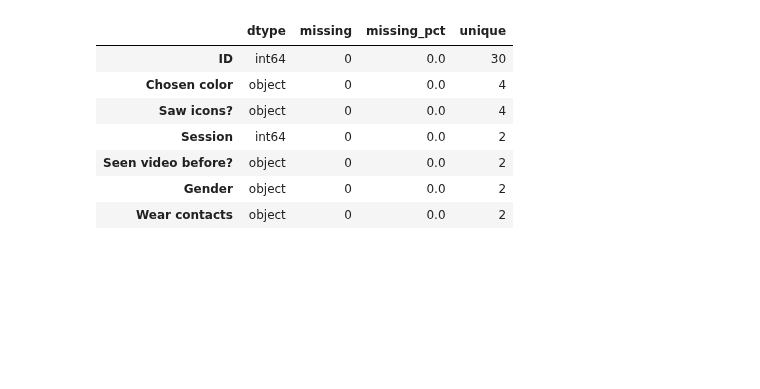
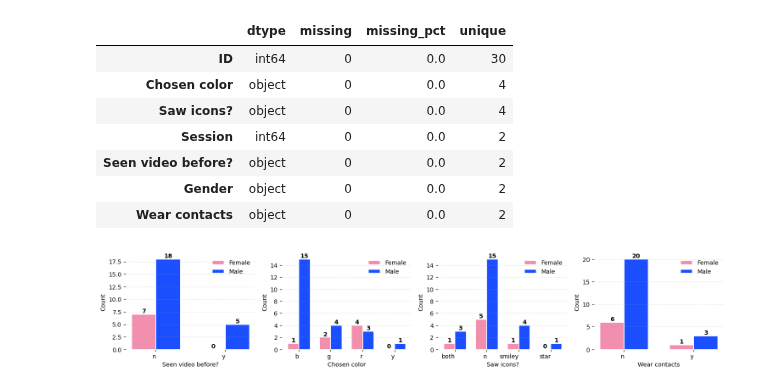
Before and after one commit to parhamkebria/EEG, a Jupyter notebook: subjects.ipynb, the cells around one changed output. Drawn from its saved outputs; the diff is of its cells as text; code cells hidden in the pictures; blank space fills up the shorter version.

Commit message:
crosstabs for columns of interest

```diff
--- a/subjects.ipynb
+++ b/subjects.ipynb
@@ -108,6 +108,55 @@ None
 | Seen video before? | object | 0 | 0.0 | 2 |
 | Gender | object | 0 | 0.0 | 2 |
 | Wear contacts | object | 0 | 0.0 | 2 |
+# %%
+COLUMNS_OF_INTEREST = [
+    'Seen video before?',
+    'Chosen color',
+    'Saw icons?',
+    'Wear contacts',
+    'Gender'
+    ]
+
+def create_crossedtabs(df, col):
+    other_columns = [c for c in COLUMNS_OF_INTEREST if c != col]
+    crosstabs = {}
+    for other_col in other_columns:
+        crosstab = pd.crosstab(df[other_col], df[col])
+        crosstabs[other_col] = crosstab
+    return crosstabs
+# %%
+width = 0.35
+gender_crosstabs = create_crossedtabs(subject_data, 'Gender')
+
+fig, axs = plt.subplots(1, 4, figsize=(15,3))
+colors = {'f': '#F28EAE', 'm': '#1A4EFF'}
+
+for i, (other_col, crosstab) in enumerate(gender_crosstabs.items()):
+    x = np.arange(len(crosstab.index))
+    bar1 = axs[i].bar(x - width/2, crosstab['f'], width, label='Female', color=colors['f'], edgecolor='white', linewidth=1.2)
+    bar2 = axs[i].bar(x + width/2, crosstab['m'], width, label='Male', color=colors['m'], edgecolor='white', linewidth=1.2)
+
+    # Add count labels on bars
+    for bars in [bar1, bar2]:
+        for bar in bars:
+            height = bar.get_height()
+            axs[i].text(bar.get_x() + bar.get_width()/2., height,
+                    f'{int(height)}',
+                    ha='center', va='bottom', fontsize=10, fontweight='bold')
+
+    axs[i].set_xlabel(other_col)
+    axs[i].set_ylabel('Count')
+    # axs[i].set_title('Video Viewing History by Gender', fontsize=14, pad=14)
+    axs[i].set_xticks(x)
+    axs[i].set_xticklabels([str(idx) for idx in crosstab.index], rotation=0, ha='right')
+    axs[i].legend(frameon=False, loc='upper right')
+    axs[i].grid(axis='y', linestyle='--', alpha=0.3)
+
+sns.despine(left=True, bottom=True)
+plt.tight_layout()
+plt.show()
+# %% [output]
+[figure, added]
 # %%
 from matplotlib.patches import Patch
 
```
Also changed, not shown: parts of 2 cells of this notebook.
